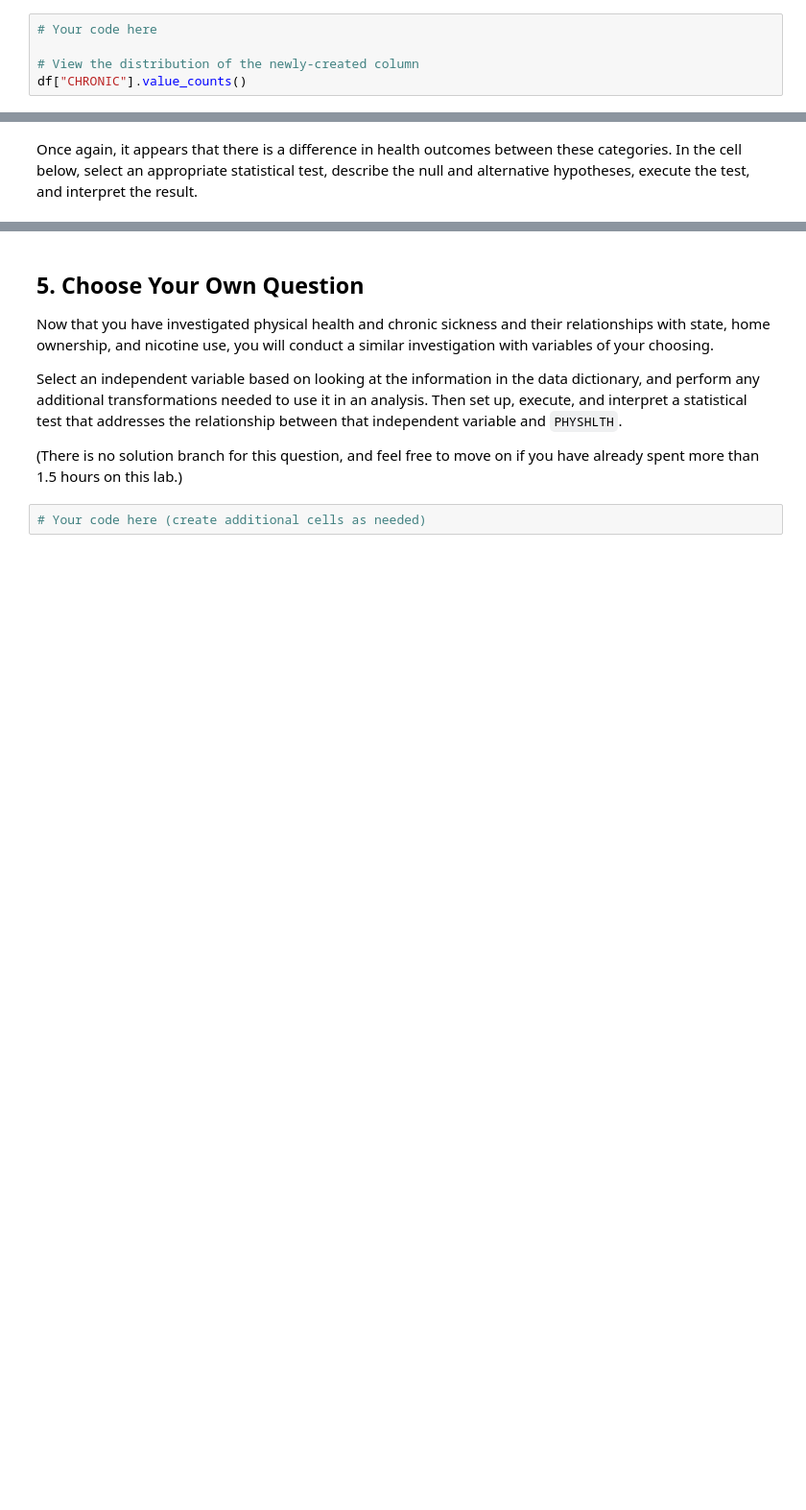
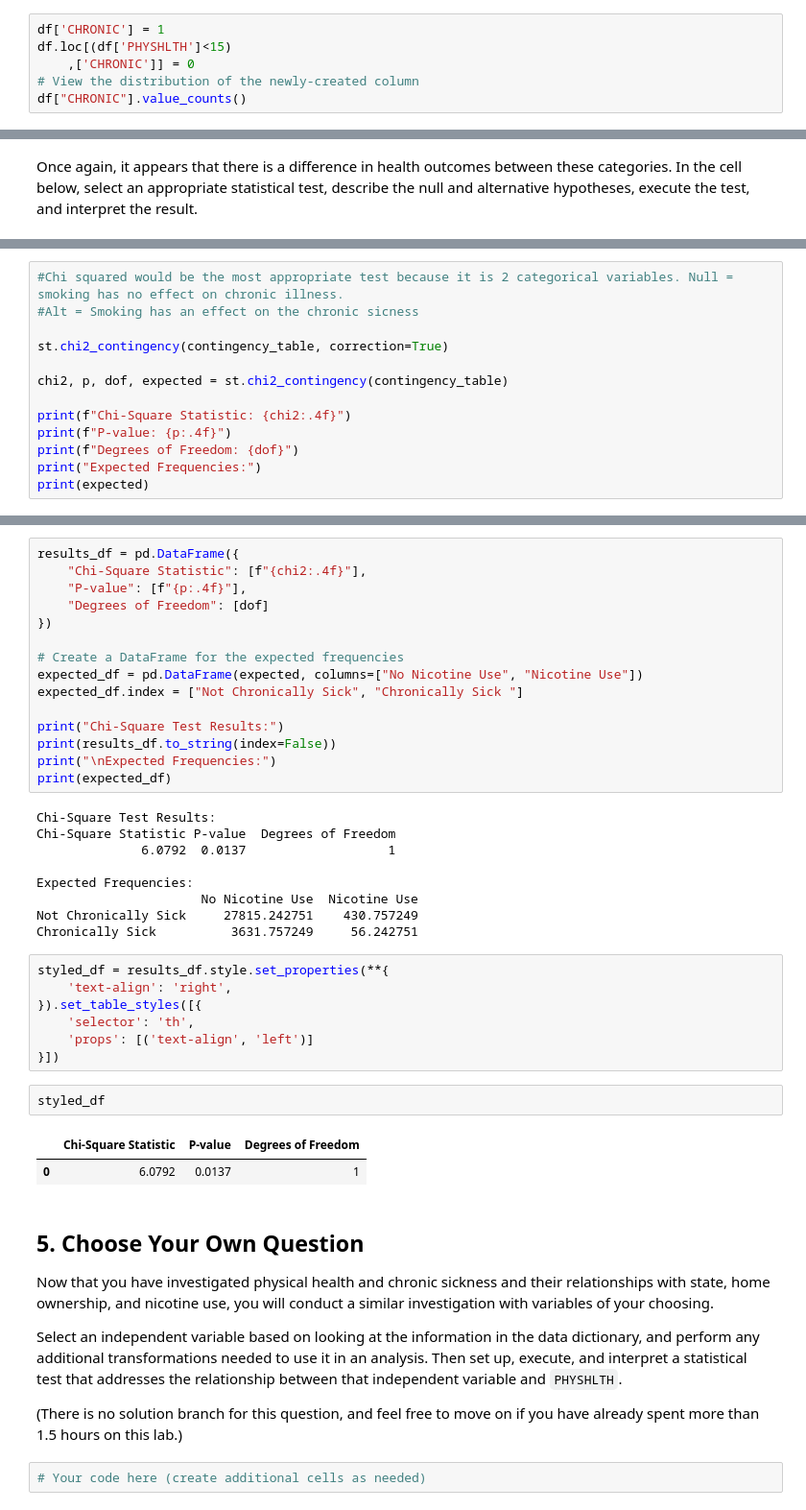
Before and after one commit to Rivents/dsc-hypothesis-testing-lab, a Jupyter notebook: index.ipynb, the cells around one changed output, grey strips where cells are left out. Shown: that part at 96% size. Cells and saved outputs as stored; diff of their text form; blank space fills up the shorter version.

```diff
--- a/index.ipynb
+++ b/index.ipynb
@@ -382,7 +492,8 @@ This time, let's treat health status as a categorical variable. We'll say that a
 
 In the cell below, create a new column of `df` called `CHRONIC`, which is 0 for records where `PHYSHLTH` is less than 15, and 1 for records where `PHYSHLTH` is 15 or more.
 # %%
-# Your code here
-
+df['CHRONIC'] = 1
+df.loc[(df['PHYSHLTH']<15)
+    ,['CHRONIC']] = 0
 # View the distribution of the newly-created column
 df["CHRONIC"].value_counts()
@@ -419,0 +548,13 @@ Once again, it appears that there is a difference in health outcomes between the
+# %%
+#Chi squared would be the most appropriate test because it is 2 categorical variables. Null = smoking has no effect on chronic illness.
+#Alt = Smoking has an effect on the chronic sicness
+
+st.chi2_contingency(contingency_table, correction=True)
+
+chi2, p, dof, expected = st.chi2_contingency(contingency_table)
+
+print(f"Chi-Square Statistic: {chi2:.4f}")
+print(f"P-value: {p:.4f}")
+print(f"Degrees of Freedom: {dof}")
+print("Expected Frequencies:")
+print(expected)
@@ -420,3 +572,39 @@ Once again, it appears that there is a difference in health outcomes between the
+# %%
+results_df = pd.DataFrame({
+    "Chi-Square Statistic": [f"{chi2:.4f}"],
+    "P-value": [f"{p:.4f}"],
+    "Degrees of Freedom": [dof]
+})
+
+# Create a DataFrame for the expected frequencies
+expected_df = pd.DataFrame(expected, columns=["No Nicotine Use", "Nicotine Use"])
+expected_df.index = ["Not Chronically Sick", "Chronically Sick "]
+
+print("Chi-Square Test Results:")
+print(results_df.to_string(index=False))
+print("\nExpected Frequencies:")
+print(expected_df)
+# %% [output]
+Chi-Square Test Results:
+Chi-Square Statistic P-value  Degrees of Freedom
+              6.0792  0.0137                   1
+
+Expected Frequencies:
+                      No Nicotine Use  Nicotine Use
+Not Chronically Sick     27815.242751    430.757249
+Chronically Sick          3631.757249     56.242751
+# %%
+styled_df = results_df.style.set_properties(**{
+    'text-align': 'right',
+}).set_table_styles([{
+    'selector': 'th',
+    'props': [('text-align', 'left')]
+}])
+# %%
+styled_df
+# %% [output]
+|  | Chi-Square Statistic | P-value | Degrees of Freedom |
+| 0 | 6.0792 | 0.0137 | 1 |
 # %% [markdown]
 ## 5. Choose Your Own Question
 
```
Also changed, not shown: parts of 31 cells of this notebook.
